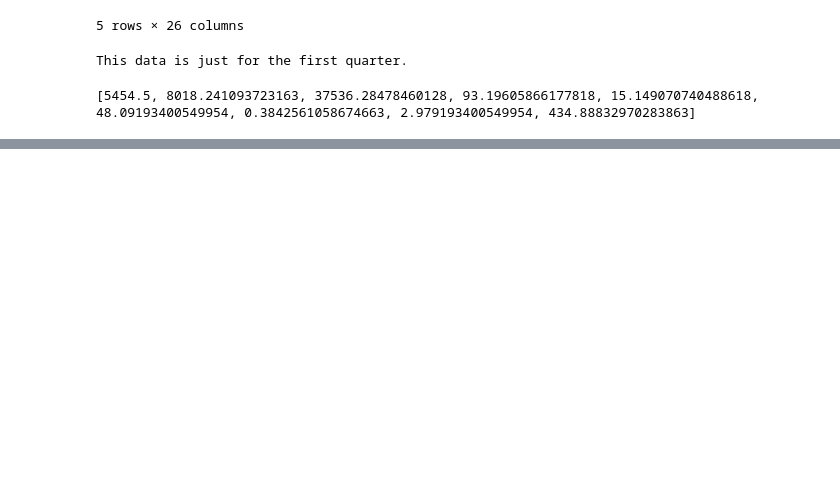
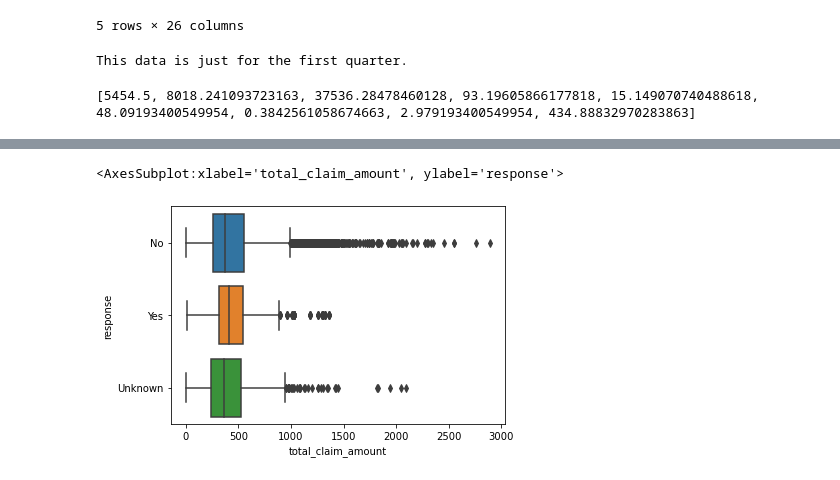
Before and after one commit to UmmuDem/Customer-Analysis-Round-1, a Jupyter notebook: lab-customer-analysis-round-2.ipynb, the cells around one changed output, grey strips where cells are left out. Saved outputs shown, nothing was run; the diff lists cells and outputs as text; code cells hidden in the pictures; blank space fills up the shorter version.

```diff
--- a/lab-customer-analysis-round-2.ipynb
+++ b/lab-customer-analysis-round-2.ipynb
@@ -155,0 +205,5 @@ print(means)
+# %%
+sns.boxplot(x="total_claim_amount", y="response", data=data)
+# %% [output]
+<AxesSubplot:xlabel='total_claim_amount', ylabel='response'>
+[figure, added]
```
Also changed, not shown: parts of 19 cells of this notebook.
